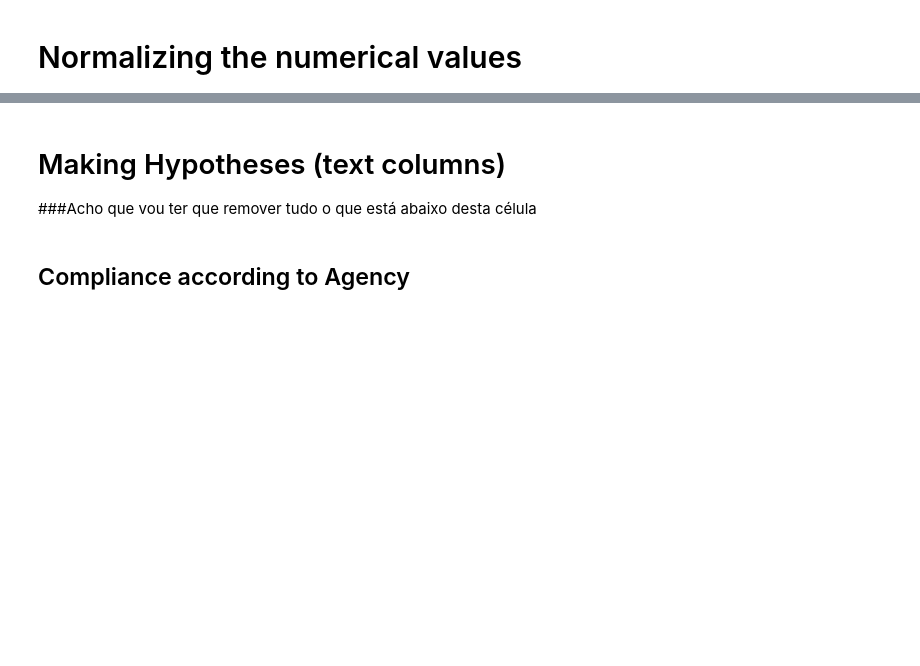
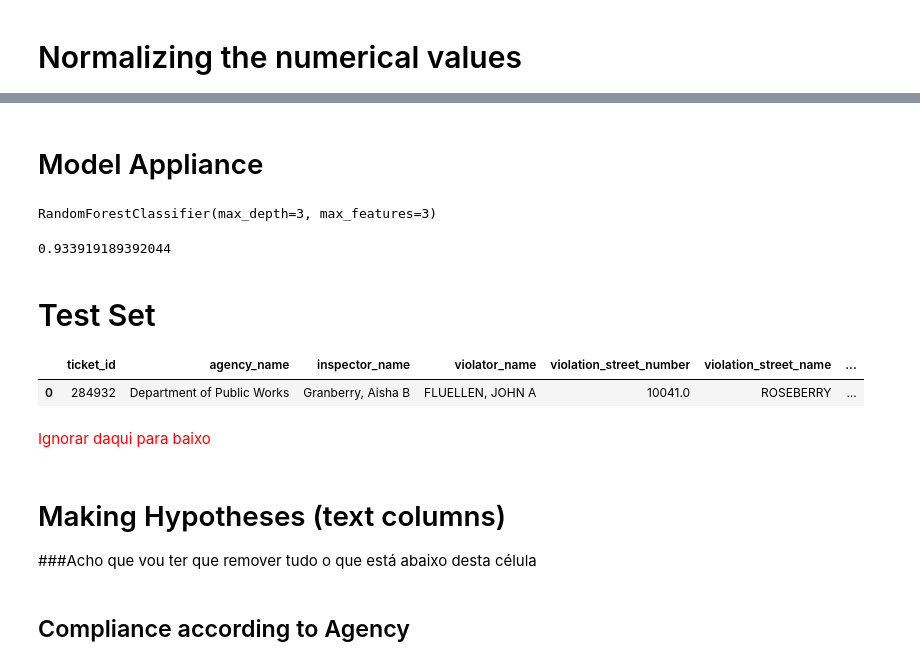
Before and after one commit to felipesveiga/Michigan, a Jupyter notebook: Machine Learning/Week 4/Assignment/michigan_ml4.ipynb, the cells around one changed output, grey strips where cells are left out. Saved outputs shown, nothing was run; the diff lists cells and outputs as text; code cells hidden in the pictures; blank space fills up the shorter version.

```diff
--- a/Machine Learning/Week 4/Assignment/michigan_ml4.ipynb
+++ b/Machine Learning/Week 4/Assignment/michigan_ml4.ipynb
@@ -164,0 +120,40 @@ new_train.head(3)
+# %%
+# NEW LOADING
+import pandas as pd
+import numpy as np
+def load_csv(file):
+    df = pd.read_csv(file)
+
+    # NO PROJETO, CRIAR UM TRANSFORMER PARA ESSAS OPERAÇÕES!!
+    # Converting the 'hearing_date' and 'ticket_issued_date' columns to datetime dtype.
+    df['hearing_date'] = pd.to_datetime(df['hearing_date'])
+    df['ticket_issued_date'] = pd.to_datetime(df['ticket_issued_date'])
+
+    # Two new columns displaying the emission of the ticket date and the hearing date month number
+    df['hearing_date_month'] = df.hearing_date.dt.month
+    df['ticket_issued_date_month'] = df.ticket_issued_date.dt.month
+
+    # A new column showing the time span from the emission of the ticket to the hearing date.
+    df['hearing_wait'] = (df.hearing_date - df.ticket_issued_date).dt.days
+
+    # Loading the addresses and geographical coordinates data.
+    addresses = pd.read_csv('addresses.csv')
+    latlons = pd.read_csv('latlons.csv')
+    # Joining the DataFrames into a single one.
+    coordinates = addresses.merge(latlons, on='address').drop('address', axis=1)
+
+    # Inserting the dwellings coordinates.
+    df = df.merge(coordinates, on='ticket_id')
+
+    return df
+
+train = load_csv('train.csv')
+
+# Setting the columns of no use to the model, since they are not available in the 'test.csv'.
+# This will prevent us to face Data Leakage.
+to_drop = ['Unnamed: 0','payment_amount', 'payment_date','payment_status', 'balance_due', 'collection_status','compliance_detail']
+train.drop(to_drop, axis=1, inplace=True)
+
+# Dropping out the rows with NaN in the 'compliance' column.
+train = train[pd.notna(train['compliance'])]
+train.head(3)
@@ -246,3 +301,26 @@ y = full_pipeline.fit_transform(new_train)[:, 10]
+# %% [markdown]
+<h1>Model Appliance</h1>
+# %%
+from sklearn.ensemble import RandomForestClassifier
+clf = RandomForestClassifier(max_depth=3, max_features=3)
+clf.fit(X,y)
+# %% [output]
+RandomForestClassifier(max_depth=3, max_features=3)
+# %%
+clf.score(X,y)
+# %% [output]
+0.933919189392044
+# %% [markdown]
+<h2 style='font-size:30px'> Test Set</h2>
+# %%
+# Loading the test set
+test = load_csv('test.csv').drop('Unnamed: 0', axis=1)
+test.head(1) #= full_pipeline.fit_transform(test)
+# %% [output]
+|  | ticket_id | agency_name | inspector_name | violator_name | violation_street_number | violation_street_name | ... |
+| 0 | 284932 | Department of Public Works | Granberry, Aisha B | FLUELLEN, JOHN A | 10041.0 | ROSEBERRY | ... |
+# %% [markdown]
+<p style='color:red'> Ignorar daqui para baixo</p>
 # %% [markdown]
 <h1> Making Hypotheses (text columns)</h1> ###Acho que vou ter que remover tudo o que está abaixo desta célula
 # %% [markdown]
```
Also changed, not shown: parts of 14 cells of this notebook.
